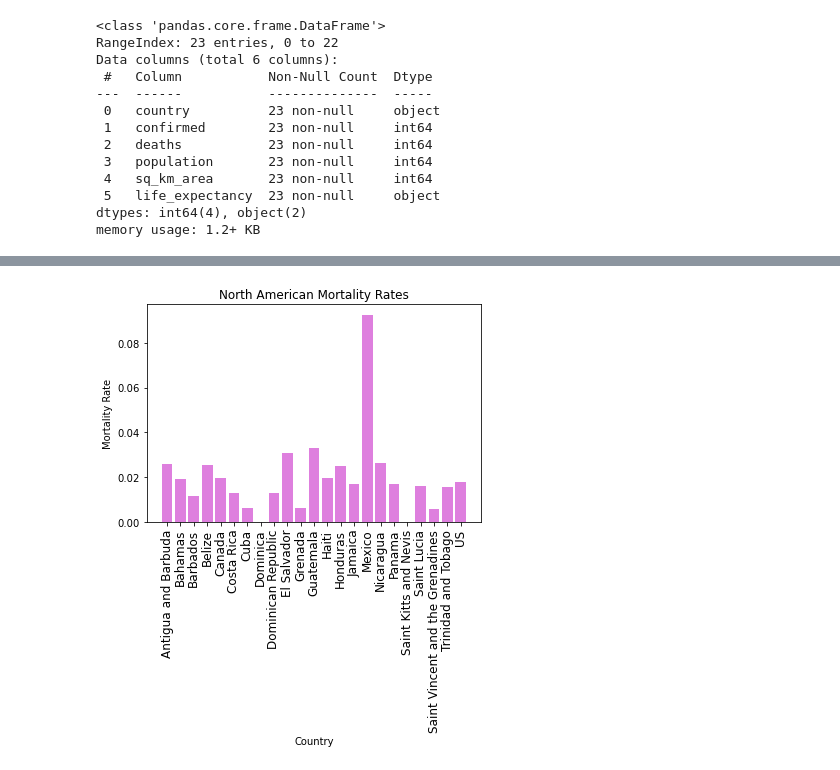
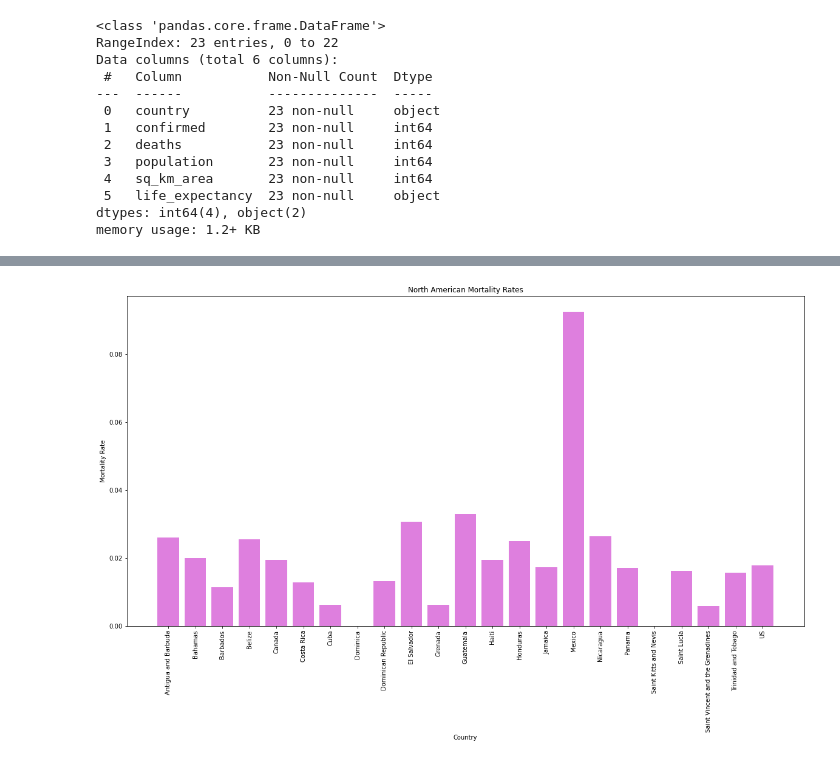
Before and after one commit to grantbot/Project-1, a Jupyter notebook: m-media-api-test.ipynb, the cells around one changed output, grey strips where cells are left out. Saved outputs shown, nothing was run; the diff lists cells and outputs as text; code cells hidden in the pictures.

Commit message:
updated and added graphs, presentation

```diff
--- a/m-media-api-test.ipynb
+++ b/m-media-api-test.ipynb
@@ -114,0 +68,7 @@ df.head()
+# %%
+# save as csv to limit API requests
+pulled_df.to_csv('NAcovid.csv',index = False)
+
+# open and read
+df = pd.read_csv('NAcovid.csv')
+df.head()
@@ -247,13 +244,16 @@ clean_df
 # %%
 # Mortality Rates by Country
 x_axis = clean_df['country']
 y_axis = clean_df['Mortality Rate']
+plt.figure(figsize=(20,10))
 plt.bar(x_axis, y_axis, color='m', alpha=0.5, align="center")
 tick_locations = [value for value in x_axis]
-plt.xticks(rotation = 90, fontsize = 12)
+plt.xticks(rotation = 90, fontsize = 10)
 plt.title('North American Mortality Rates')
 plt.ylabel('Mortality Rate')
 plt.xlabel('Country')
+
+plt.savefig("Images/NAMortalityRates.png")
 plt.show()
 # %% [output]
-[figure, old version]
+[figure, new version]
```
Also changed, not shown: parts of 25 cells of this notebook, 6 other files.
